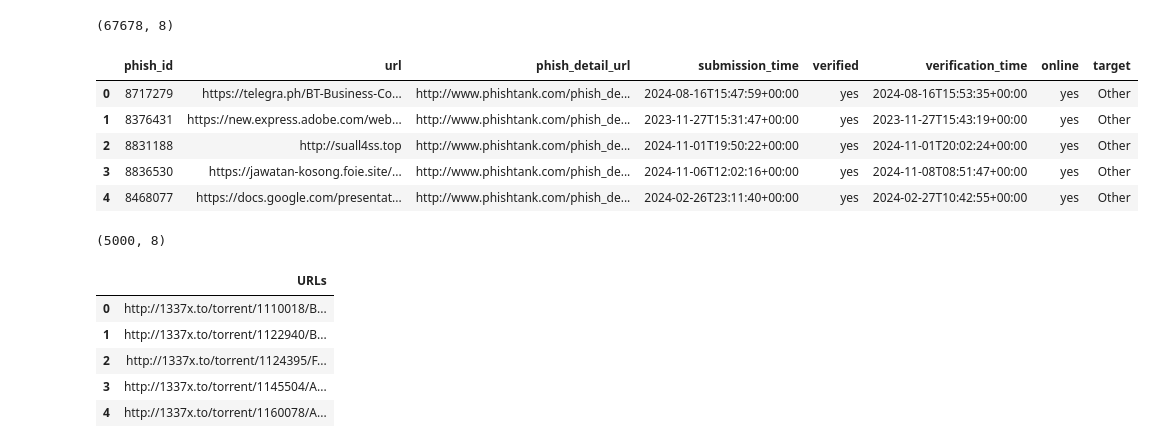
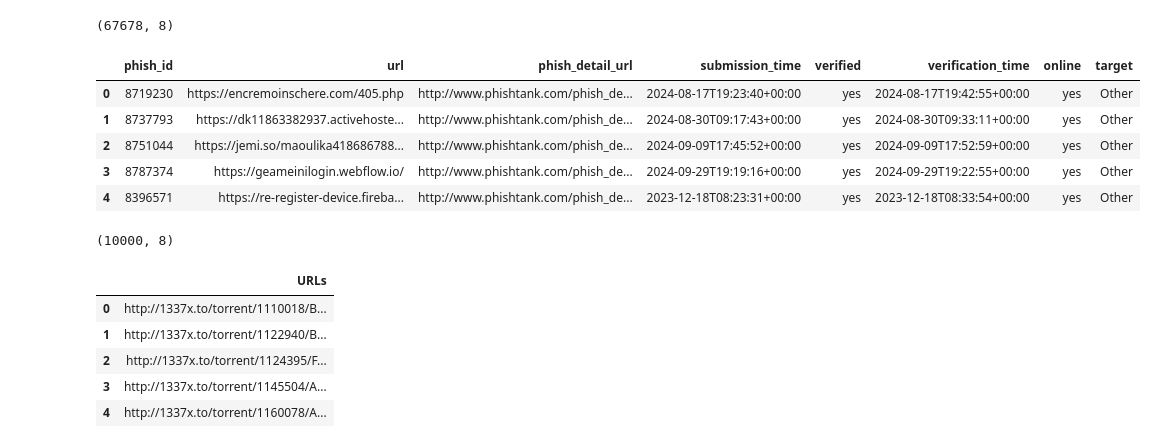
Before and after one commit to reggi49/boosting-phishing-detection, a Jupyter notebook: bismillah.ipynb, the cells around one changed output. Drawn from its saved outputs; the diff is of its cells as text; code cells hidden in the pictures.

```diff
--- a/bismillah.ipynb
+++ b/bismillah.ipynb
@@ -33,20 +33,20 @@ data0.shape
 # %% [output]
 (67678, 8)
 # %%
-phishurl = data0.sample(n = 5000, random_state = 12).copy()
+phishurl = data0.sample(n = 10000, random_state = 42).copy()
 phishurl = phishurl.reset_index(drop=True)
 phishurl.head()
 # %% [output]
 |  | phish_id | url | phish_detail_url | submission_time | verified | verification_time | online | target |
-| 0 | 8717279 | https://telegra.ph/BT-Business-Co... | http://www.phishtank.com/phish_de... | 2024-08-16T15:47:59+00:00 | yes | 2024-08-16T15:53:35+00:00 | yes | Other |
-| 1 | 8376431 | https://new.express.adobe.com/web... | http://www.phishtank.com/phish_de... | 2023-11-27T15:31:47+00:00 | yes | 2023-11-27T15:43:19+00:00 | yes | Other |
-| 2 | 8831188 | http://suall4ss.top | http://www.phishtank.com/phish_de... | 2024-11-01T19:50:22+00:00 | yes | 2024-11-01T20:02:24+00:00 | yes | Other |
-| 3 | 8836530 | https://jawatan-kosong.foie.site/... | http://www.phishtank.com/phish_de... | 2024-11-06T12:02:16+00:00 | yes | 2024-11-08T08:51:47+00:00 | yes | Other |
-| 4 | 8468077 | https://docs.google.com/presentat... | http://www.phishtank.com/phish_de... | 2024-02-26T23:11:40+00:00 | yes | 2024-02-27T10:42:55+00:00 | yes | Other |
+| 0 | 8719230 | https://encremoinschere.com/405.php | http://www.phishtank.com/phish_de... | 2024-08-17T19:23:40+00:00 | yes | 2024-08-17T19:42:55+00:00 | yes | Other |
+| 1 | 8737793 | https://dk11863382937.activehoste... | http://www.phishtank.com/phish_de... | 2024-08-30T09:17:43+00:00 | yes | 2024-08-30T09:33:11+00:00 | yes | Other |
+| 2 | 8751044 | https://jemi.so/maoulika418686788... | http://www.phishtank.com/phish_de... | 2024-09-09T17:45:52+00:00 | yes | 2024-09-09T17:52:59+00:00 | yes | Other |
+| 3 | 8787374 | https://geameinilogin.webflow.io/ | http://www.phishtank.com/phish_de... | 2024-09-29T19:19:16+00:00 | yes | 2024-09-29T19:22:55+00:00 | yes | Other |
+| 4 | 8396571 | https://re-register-device.fireba... | http://www.phishtank.com/phish_de... | 2023-12-18T08:23:31+00:00 | yes | 2023-12-18T08:33:54+00:00 | yes | Other |
 # %%
 phishurl.shape
 # %% [output]
-(5000, 8)
+(10000, 8)
 # %%
 #legitimate URL
 data1 = pd.read_csv("Benign_list_big_final.csv")
```
Also changed, not shown: parts of 26 cells of this notebook, 16 other files.
